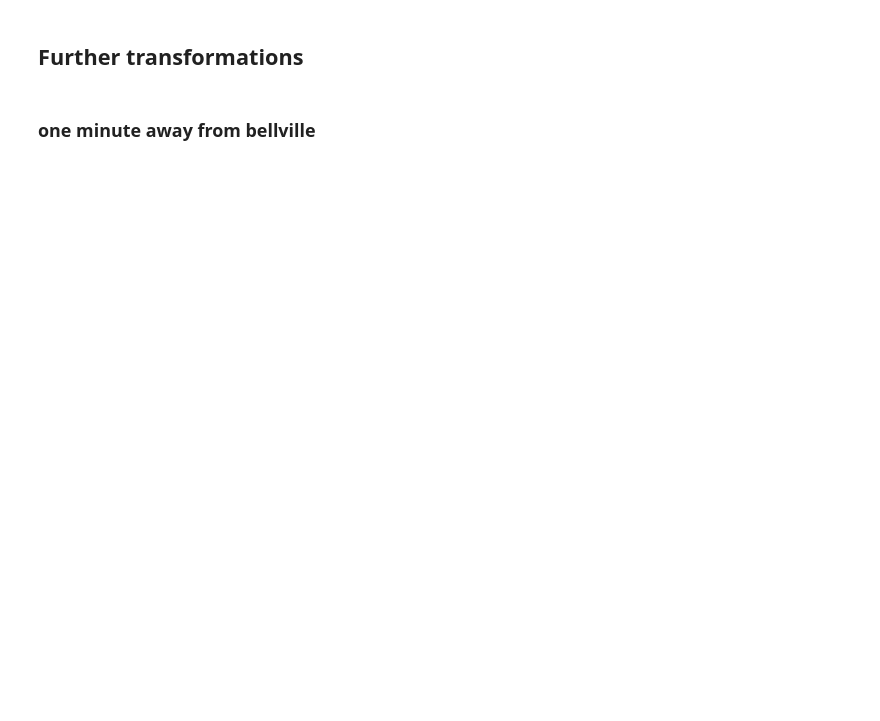
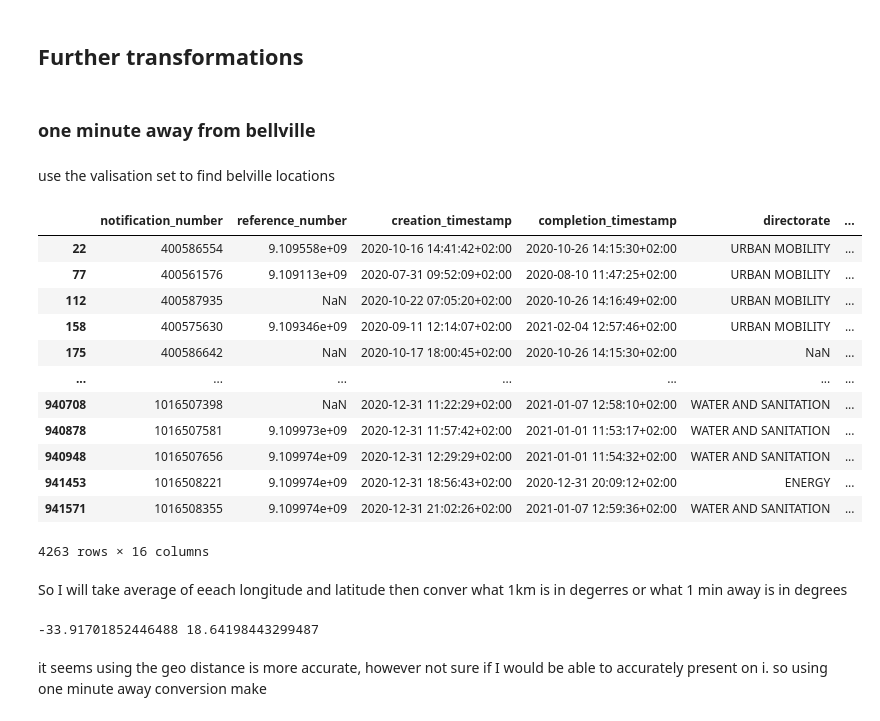
Before and after one commit to cityofcapetown/ds_code_challenge, a Jupyter notebook: awsbucket.ipynb, the cells around one changed output. Saved outputs shown, nothing was run; the diff lists cells and outputs as text; code cells hidden in the pictures; blank space fills up the shorter version.

```diff
--- a/awsbucket.ipynb
+++ b/awsbucket.ipynb
@@ -319,3 +322,28 @@ print(f"{len(merged_df4)} rows in joined data are also in validation extract")
 ## Further transformations
 # %% [markdown]
 ### one minute away from bellville
+# %% [markdown]
+use the valisation set to find  belville locations
+# %%
+sr_hex =df_val
+# %%
+bellville = sr_hex[sr_hex["official_suburb"] == "BELLVILLE SOUTH"]
+# %%
+bellville
+# %% [output]
+|  | notification_number | reference_number | creation_timestamp | completion_timestamp | directorate | ... |
+| 22 | 400586554 | 9.109558e+09 | 2020-10-16 14:41:42+02:00 | 2020-10-26 14:15:30+02:00 | URBAN MOBILITY | ... |
+| 77 | 400561576 | 9.109113e+09 | 2020-07-31 09:52:09+02:00 | 2020-08-10 11:47:25+02:00 | URBAN MOBILITY | ... |
+| 112 | 400587935 | NaN | 2020-10-22 07:05:20+02:00 | 2020-10-26 14:16:49+02:00 | URBAN MOBILITY | ... |
+| 158 | 400575630 | 9.109346e+09 | 2020-09-11 12:14:07+02:00 | 2021-02-04 12:57:46+02:00 | URBAN MOBILITY | ... |
+| 175 | 400586642 | NaN | 2020-10-17 18:00:45+02:00 | 2020-10-26 14:15:30+02:00 | NaN | ... |
+| ... | ... | ... | ... | ... | ... | ... |
+| 940708 | 1016507398 | NaN | 2020-12-31 11:22:29+02:00 | 2021-01-07 12:58:10+02:00 | WATER AND SANITATION | ... |
+| 940878 | 1016507581 | 9.109973e+09 | 2020-12-31 11:57:42+02:00 | 2021-01-01 11:53:17+02:00 | WATER AND SANITATION | ... |
+| 940948 | 1016507656 | 9.109974e+09 | 2020-12-31 12:29:29+02:00 | 2021-01-01 11:54:32+02:00 | WATER AND SANITATION | ... |
+| 941453 | 1016508221 | 9.109974e+09 | 2020-12-31 18:56:43+02:00 | 2020-12-31 20:09:12+02:00 | ENERGY | ... |
+| 941571 | 1016508355 | 9.109974e+09 | 2020-12-31 21:02:26+02:00 | 2021-01-07 12:59:36+02:00 | WATER AND SANITATION | ... |
+4263 rows × 16 columns
+# %% [markdown]
+So I will take average of eeach longitude  and latitude
+then conver what 1km is in degerres or what 1 min away is  in degrees
@@ -321,0 +353,7 @@ print(f"{len(merged_df4)} rows in joined data are also in validation extract")
+# %%
+print(centroid_lat,centroid_lon)
+# %% [output]
+-33.91701852446488 18.64198443299487
+# %% [markdown]
+it seems using the geo distance is more accurate, however not sure if I would be able to accurately present on i.
+so using one minute away conversion make
```
Also changed, not shown: parts of 56 cells of this notebook.
